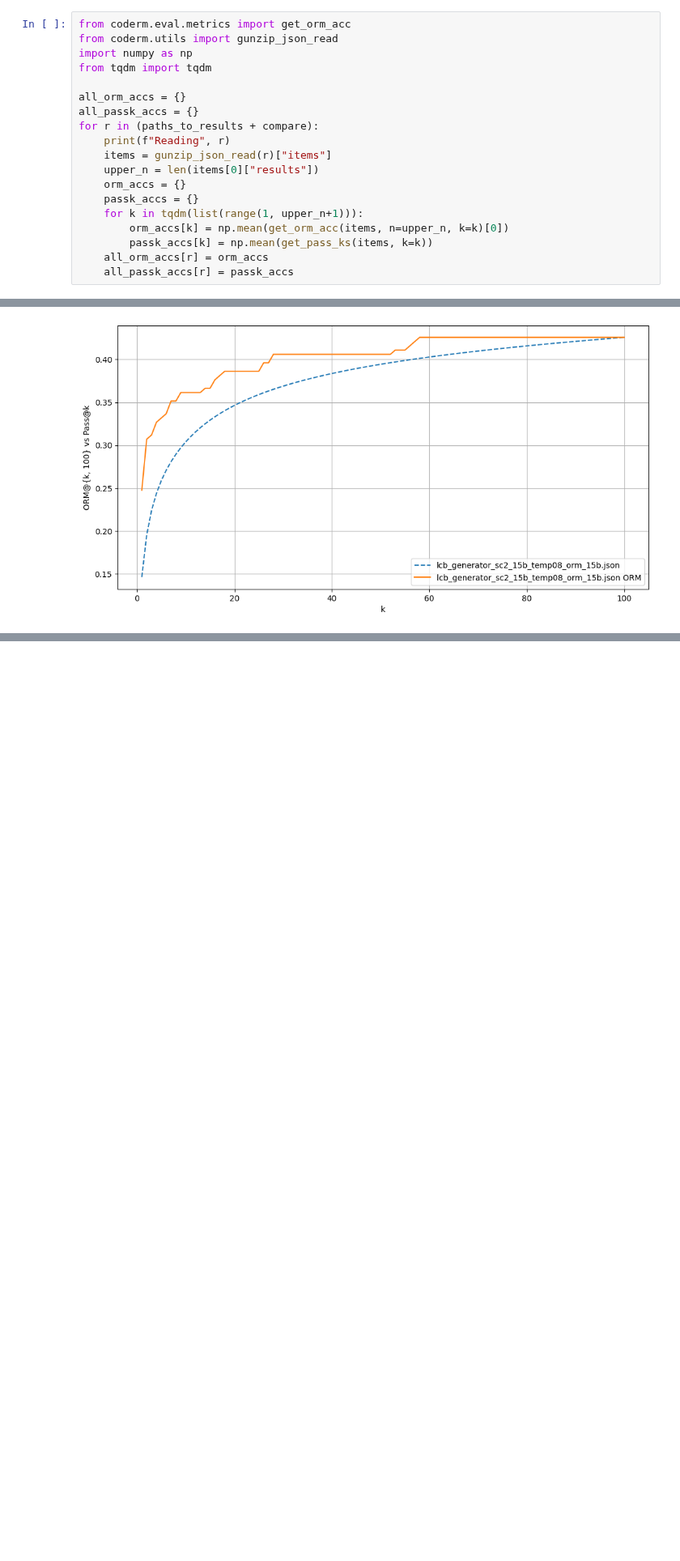
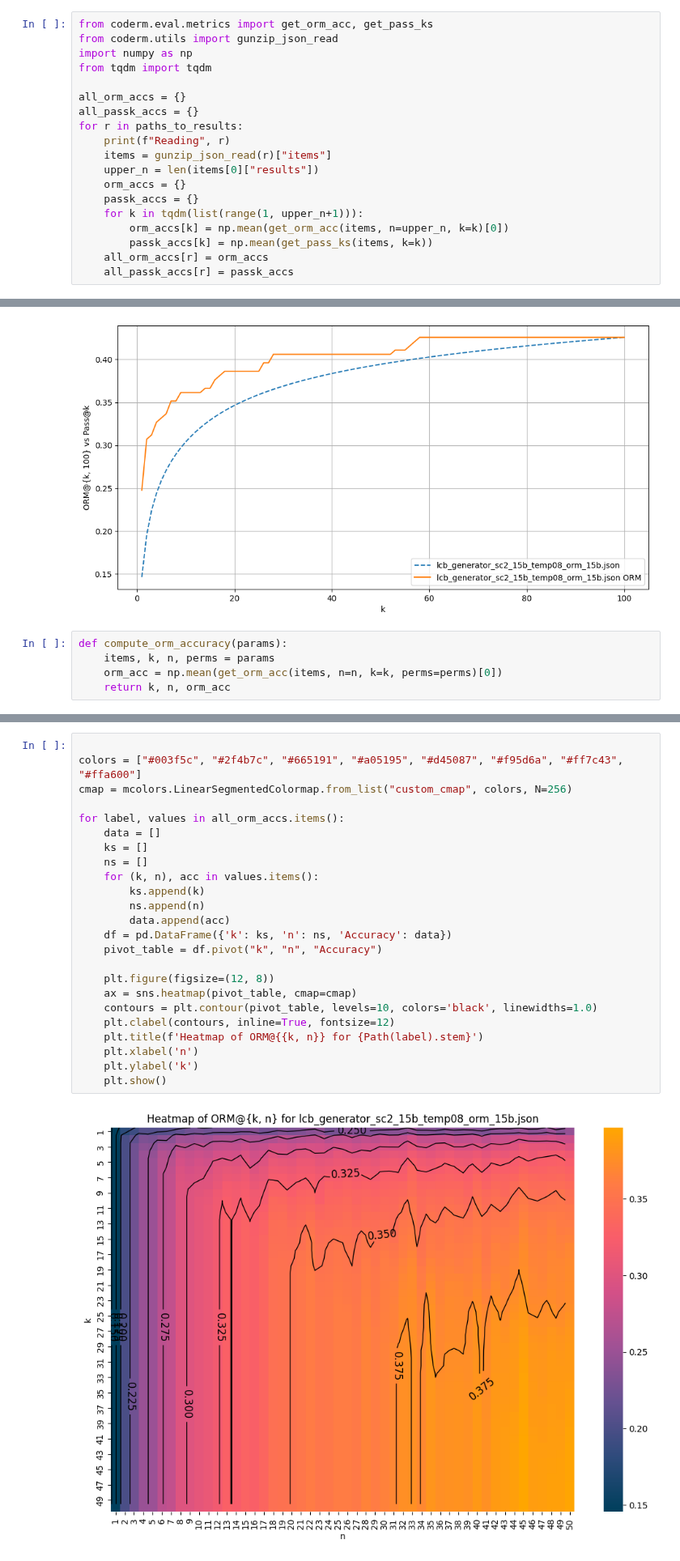
Before and after one commit to cassanof/CodeRM, a Jupyter notebook: coderm/eval/visualizations/graph_pass_k.ipynb, the cells around one changed output, grey strips where cells are left out. Shown at 81% size. Saved outputs shown, nothing was run; the diff lists cells and outputs as text; blank space fills up the shorter version.

```diff
--- a/coderm/eval/visualizations/graph_pass_k.ipynb
+++ b/coderm/eval/visualizations/graph_pass_k.ipynb
@@ -107,14 +107,14 @@ from pathlib import Path
 for p in paths_to_results:
     assert Path(p).exists(), f"Path {p} doesn't exist!"
 # %%
-from coderm.eval.metrics import get_orm_acc
+from coderm.eval.metrics import get_orm_acc, get_pass_ks
 from coderm.utils import gunzip_json_read
 import numpy as np
 from tqdm import tqdm
 
 all_orm_accs = {}
 all_passk_accs = {}
-for r in (paths_to_results + compare):
+for r in paths_to_results:
     print(f"Reading", r)
     items = gunzip_json_read(r)["items"]
     upper_n = len(items[0]["results"])
@@ -152,3 +152,8 @@ plt.grid(True)
 plt.show()
 # %% [output]
 [figure]
+# %%
+def compute_orm_accuracy(params):
+    items, k, n, perms = params
+    orm_acc = np.mean(get_orm_acc(items, n=n, k=k, perms=perms)[0])
+    return k, n, orm_acc
@@ -154,0 +190,26 @@ plt.show()
+# %%
+
+colors = ["#003f5c", "#2f4b7c", "#665191", "#a05195", "#d45087", "#f95d6a", "#ff7c43", "#ffa600"]
+cmap = mcolors.LinearSegmentedColormap.from_list("custom_cmap", colors, N=256)
+
+for label, values in all_orm_accs.items():
+    data = []
+    ks = []
+    ns = []
+    for (k, n), acc in values.items():
+        ks.append(k)
+        ns.append(n)
+        data.append(acc)
+    df = pd.DataFrame({'k': ks, 'n': ns, 'Accuracy': data})
+    pivot_table = df.pivot("k", "n", "Accuracy")
+
+    plt.figure(figsize=(12, 8))
+    ax = sns.heatmap(pivot_table, cmap=cmap)
+    contours = plt.contour(pivot_table, levels=10, colors='black', linewidths=1.0)
+    plt.clabel(contours, inline=True, fontsize=12)
+    plt.title(f'Heatmap of ORM@{{k, n}} for {Path(label).stem}')
+    plt.xlabel('n')
+    plt.ylabel('k')
+    plt.show()
+# %% [output]
+[figure, added]
```
Also changed, not shown: parts of 1 cell of this notebook.
